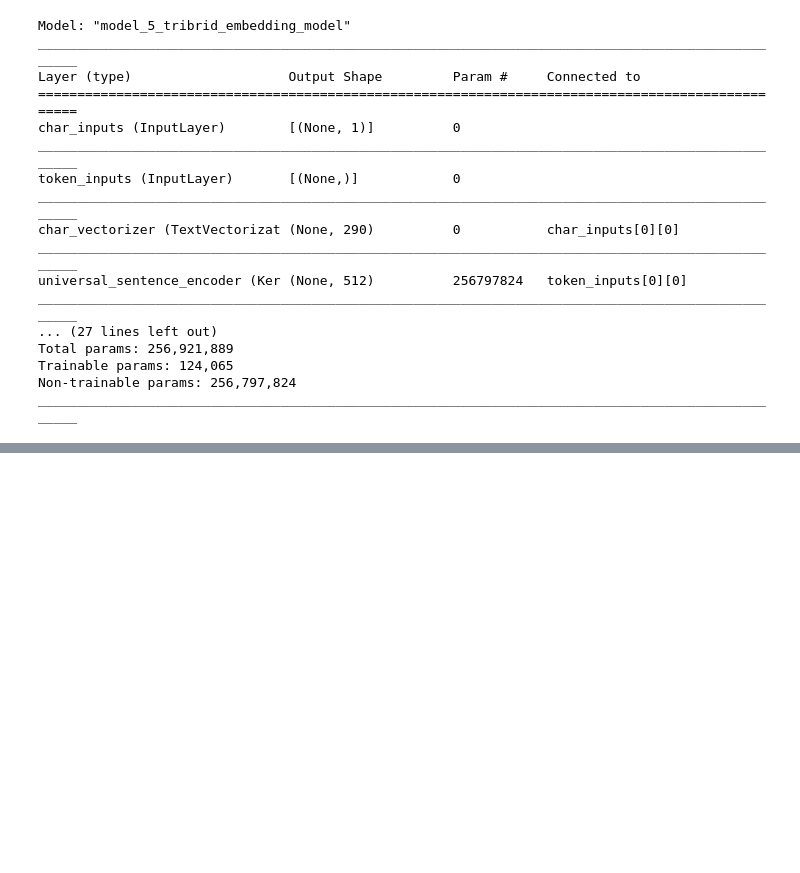
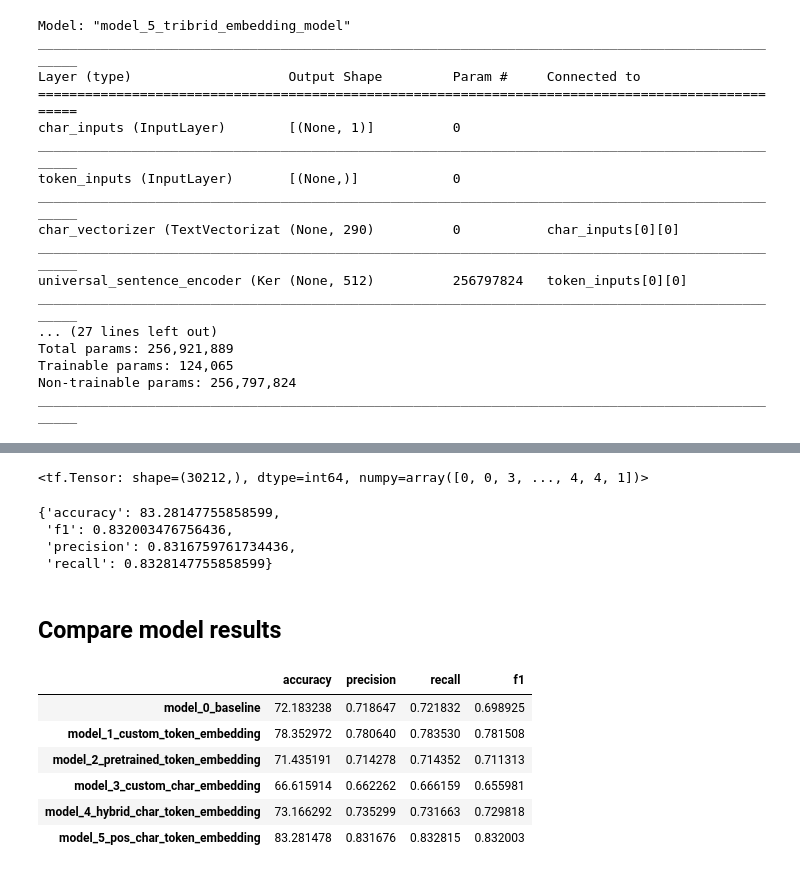
Before and after one commit to rcortezk9/tensorflow_lessons, a Jupyter notebook: 09_SkimLit_nlp_milestone_project_2.ipynb, the cells around one changed output, grey strips where cells are left out. Saved outputs shown, nothing was run; the diff lists cells and outputs as text; code cells hidden in the pictures; blank space fills up the shorter version.

```diff
--- a/09_SkimLit_nlp_milestone_project_2.ipynb
+++ b/09_SkimLit_nlp_milestone_project_2.ipynb
@@ -1340,0 +1386,7 @@ plot_model(model_5, show_shapes=True)
+# %%
+# Fit our tribrid embedding model
+history_model_5 = model_5.fit(train_char_token_pos_dataset,
+                             steps_per_epoch=int(0.1*len(train_char_token_pos_dataset)),
+                             epochs=3,
+                             validation_data=val_char_token_pos_dataset,
+                             validation_steps=int(0.1*len(val_char_token_pos_dataset)))
@@ -1340,0 +1400,4 @@ plot_model(model_5, show_shapes=True)
+# %%
+# Make predictions with the char token pos model
+model_5_pred_probs = model_5.predict(val_char_token_pos_dataset, verbose=1)
+model_5_pred_probs
@@ -1340,0 +1414,36 @@ plot_model(model_5, show_shapes=True)
+# %%
+# Convert pred probs to pred labels
+model_5_preds = tf.argmax(model_5_pred_probs, axis=1)
+model_5_preds
+# %% [output]
+<tf.Tensor: shape=(30212,), dtype=int64, numpy=array([0, 0, 3, ..., 4, 4, 1])>
+# %%
+# Calculate results of char token pos model
+model_5_results = calculate_results(y_true=val_lables_encoded,
+                                    y_pred=model_5_preds)
+model_5_results
+# %% [output]
+{'accuracy': 83.28147755858599,
+ 'f1': 0.832003476756436,
+ 'precision': 0.8316759761734436,
+ 'recall': 0.8328147755858599}
+# %% [markdown]
+## Compare model results
+# %%
+# Combine model results into a dataframe
+all_model_results = pd.DataFrame({"model_0_baseline": baseline_results,
+                                  "model_1_custom_token_embedding": model_1_results,
+                                  "model_2_pretrained_token_embedding": model_2_results,
+                                  "model_3_custom_char_embedding": model_3_results,
+                                  "model_4_hybrid_char_token_embedding": model_4_results,
+                                  "model_5_pos_char_token_embedding": model_5_results})
+all_model_results = all_model_results.transpose()
+all_model_results
+# %% [output]
+|  | accuracy | precision | recall | f1 |
+| model_0_baseline | 72.183238 | 0.718647 | 0.721832 | 0.698925 |
+| model_1_custom_token_embedding | 78.352972 | 0.780640 | 0.783530 | 0.781508 |
+| model_2_pretrained_token_embedding | 71.435191 | 0.714278 | 0.714352 | 0.711313 |
+| model_3_custom_char_embedding | 66.615914 | 0.662262 | 0.666159 | 0.655981 |
+| model_4_hybrid_char_token_embedding | 73.166292 | 0.735299 | 0.731663 | 0.729818 |
+| model_5_pos_char_token_embedding | 83.281478 | 0.831676 | 0.832815 | 0.832003 |
```
Also changed, not shown: parts of 53 cells of this notebook.
